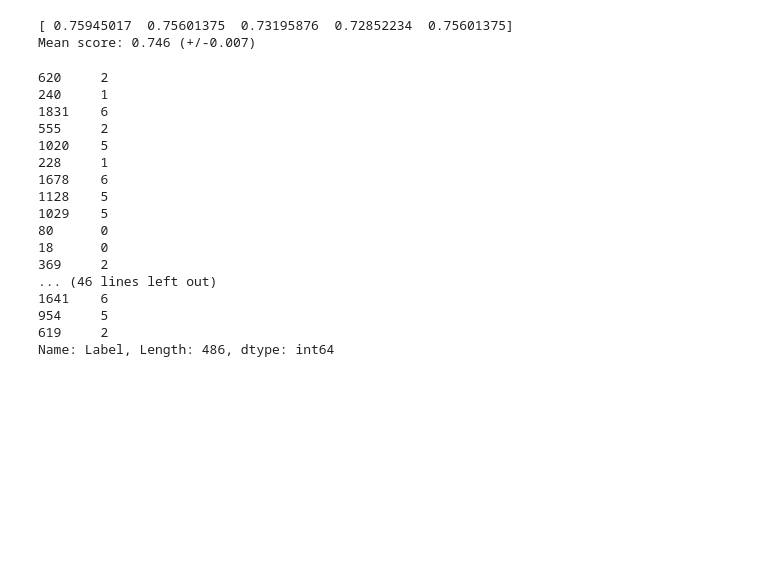
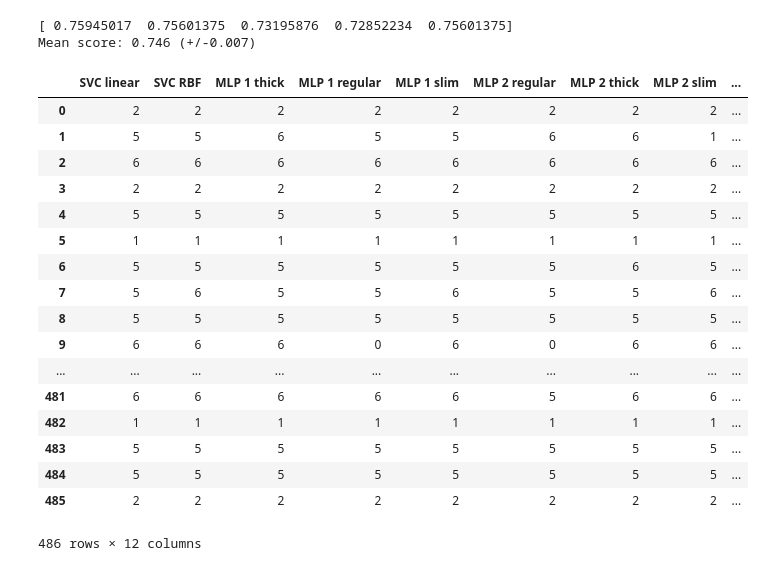
Before and after one commit to MKet/ClassificationComparison, a Jupyter notebook: Comparison of Classification Algorithms.ipynb, the cells around one changed output. Cells and saved outputs as stored; diff of their text form; code cells hidden in the pictures; blank space fills up the shorter version.

Commit message:
add majority-vote table for the classification algorithms

```diff
--- a/Comparison of Classification Algorithms.ipynb
+++ b/Comparison of Classification Algorithms.ipynb
@@ -234,33 +234,34 @@ Mean score: 0.746 (+/-0.007)
 # %%
 vote_df = pd.DataFrame()
 for c in clf:
     vote_df[c[0]] = pd.Series(c[1].predict(X_test))
 
 voted = []
 for index, row in vote_df.iterrows():
 
     counter = Counter()
     for r in row:
         counter[r] += 1
     voted.append(counter.most_common(1)[0][0])
 
-vote_df["Majority Vote"] = pd.Series(voted)
-y_test
+vote_df["Majority Vote"] = pd.Series(voted).values
+vote_df
 # %% [output]
+|  | SVC linear | SVC RBF | MLP 1 thick | MLP 1 regular | MLP 1 slim | MLP 2 regular | MLP 2 thick | MLP 2 slim | ... |
+| 0 | 2 | 2 | 2 | 2 | 2 | 2 | 2 | 2 | ... |
+| 1 | 5 | 5 | 6 | 5 | 5 | 6 | 6 | 1 | ... |
+| 2 | 6 | 6 | 6 | 6 | 6 | 6 | 6 | 6 | ... |
+| 3 | 2 | 2 | 2 | 2 | 2 | 2 | 2 | 2 | ... |
+| 4 | 5 | 5 | 5 | 5 | 5 | 5 | 5 | 5 | ... |
+| 5 | 1 | 1 | 1 | 1 | 1 | 1 | 1 | 1 | ... |
+| 6 | 5 | 5 | 5 | 5 | 5 | 5 | 6 | 5 | ... |
+| 7 | 5 | 6 | 5 | 5 | 6 | 5 | 5 | 6 | ... |
+| 8 | 5 | 5 | 5 | 5 | 5 | 5 | 5 | 5 | ... |
+| 9 | 6 | 6 | 6 | 0 | 6 | 0 | 6 | 6 | ... |
+| ... | ... | ... | ... | ... | ... | ... | ... | ... | ... |
+| 481 | 6 | 6 | 6 | 6 | 6 | 5 | 6 | 6 | ... |
+| 482 | 1 | 1 | 1 | 1 | 1 | 1 | 1 | 1 | ... |
+| 483 | 5 | 5 | 5 | 5 | 5 | 5 | 5 | 5 | ... |
+| 484 | 5 | 5 | 5 | 5 | 5 | 5 | 5 | 5 | ... |
+| 485 | 2 | 2 | 2 | 2 | 2 | 2 | 2 | 2 | ... |
-620     2
-240     1
-1831    6
-555     2
-1020    5
-228     1
-1678    6
-1128    5
-1029    5
-80      0
-18      0
-369     2
-... (46 lines left out)
-1641    6
-954     5
-619     2
-Name: Label, Length: 486, dtype: int64
+486 rows × 12 columns
```
